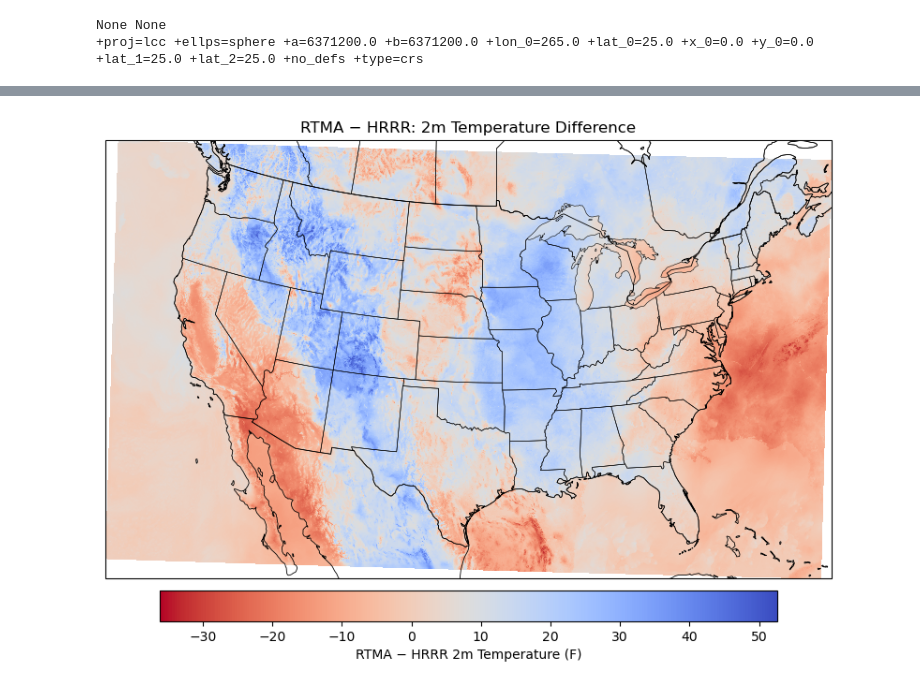
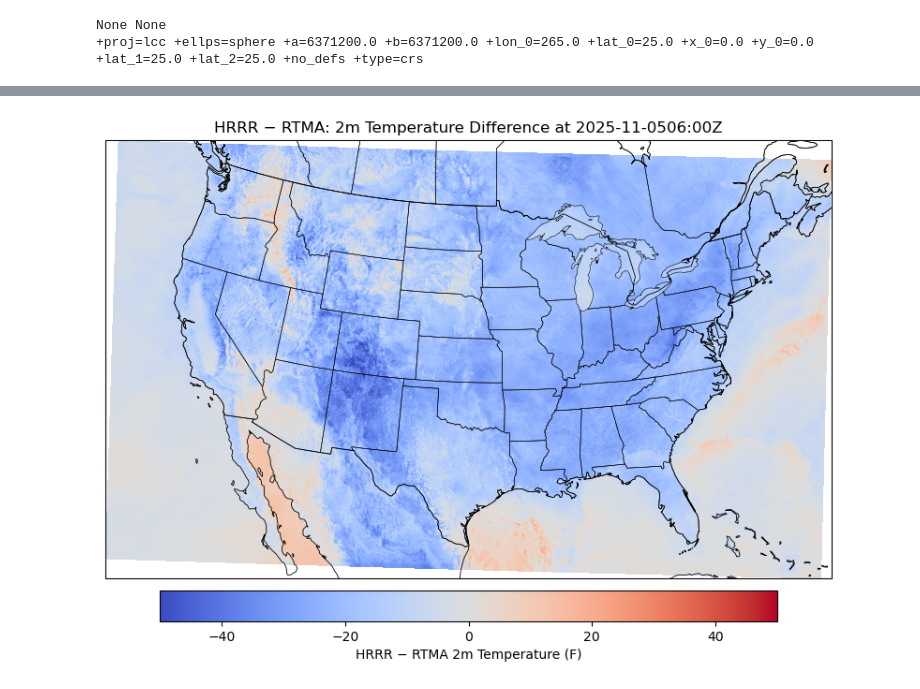
Before and after one commit to john-bn/DAG_ModelComparison, a Jupyter notebook: Comparator.ipynb, the cells around one changed output, grey strips where cells are left out. Cells and saved outputs as stored; diff of their text form; code cells hidden in the pictures.

```diff
--- a/Comparator.ipynb
+++ b/Comparator.ipynb
@@ -14,15 +18,25 @@ import numpy as np
 import cartopy.crs as ccrs
 import cartopy.feature as cfeature
 # %%
+date = input("Enter date (YYYY-MM-DD): ")
+inithour = input("Enter initialization hour (HH):00 ")
+init = inithour.strip(":00")
+forecast = input("Enter forecast hour in 24-hour time (HH)")
+displayhour = 0
+if int(forecast) + int(init) > 23:
+    displayhour = int(forecast) + int(init) - 24
+else:
+    displayhour = int(forecast) + int(init)
 hrrr = Herbie(
-    "2025-11-02 12:00",
+    str(date + " " + init),
     model="hrrr",
     product="sfc",
-    fxx=12
+    fxx=int(forecast)
 )
 
-rtma = Herbie("2025-11-03 00:00",
-           model="rtma",
-           product="anl"
+rtma = Herbie(
+    str(date + " " + forecast + ":00"),
+    model="rtma",
+    product="anl"
 )
 # %% [output]
@@ -144,37 +217,33 @@ None None
 # %%
-# 1) Compute difference on HRRR grid (assumes you've already done interp_like)
-diff = (rtma_on_hrrr.t2m - ds_hrrr.t2m).transpose("y", "x")  # ensure (y,x)
-# Compute RTMA - HRRR difference in Fahrenheit
-diff_F = (rtma_on_hrrr.t2m - ds_hrrr.t2m) * 9/5
-diff_F.attrs.update({
-    "long_name": "RTMA − HRRR 2m Temperature Difference",
-    "units": "°F"
-})
+# Compute HRRR - RTMA difference in Fahrenheit
+tempdiff = (ds_hrrr.t2m - rtma_on_hrrr.t2m)
+tempdiff_f = tempdiff * 9/5
 
 # 2) Use HRRR lon/lat + wrap
 lon = ds_hrrr["longitude"]
 lat = ds_hrrr["latitude"]
 lon = xr.where(lon > 180, lon - 360, lon)
 
 # 3) Make a Cartopy map (no EasyMap)
 fig = plt.figure(figsize=(10, 8))
 ax = plt.axes(projection=ccrs.LambertConformal(central_longitude=-95))  # pick your map proj
 ax.add_feature(cfeature.BORDERS, linewidth=0.6)
 ax.add_feature(cfeature.STATES, linewidth=0.4)
 ax.coastlines(resolution="50m", linewidth=0.6)
 
 # 4) Plot (coordinates are lon/lat centers)
 pc = ccrs.PlateCarree()
 p = ax.pcolormesh(
-    lon, lat, diff_F,
-    cmap="coolwarm_r",
+    lon, lat, tempdiff_f,
+    cmap="coolwarm",
     transform=pc,         # data coords
-    shading="nearest"     # treat lon/lat as cell centers
+    shading="nearest",     # treat lon/lat as cell centers
+    vmin=-50, vmax=50
 )
 
 cb = plt.colorbar(p, ax=ax, orientation="horizontal", pad=0.02, shrink=0.85)
-cb.set_label("RTMA − HRRR 2m Temperature (F)")
-ax.set_title("RTMA − HRRR: 2m Temperature Difference")
+cb.set_label("HRRR − RTMA 2m Temperature (F)")
+ax.set_title("HRRR − RTMA: 2m Temperature Difference at " + str(date) + str(displayhour).zfill(2) + ":00Z")
 plt.show()
 # %% [output]
-[figure, old version]
+[figure, new version]
```
Also changed, not shown: parts of 8 cells of this notebook, 1 other file.
